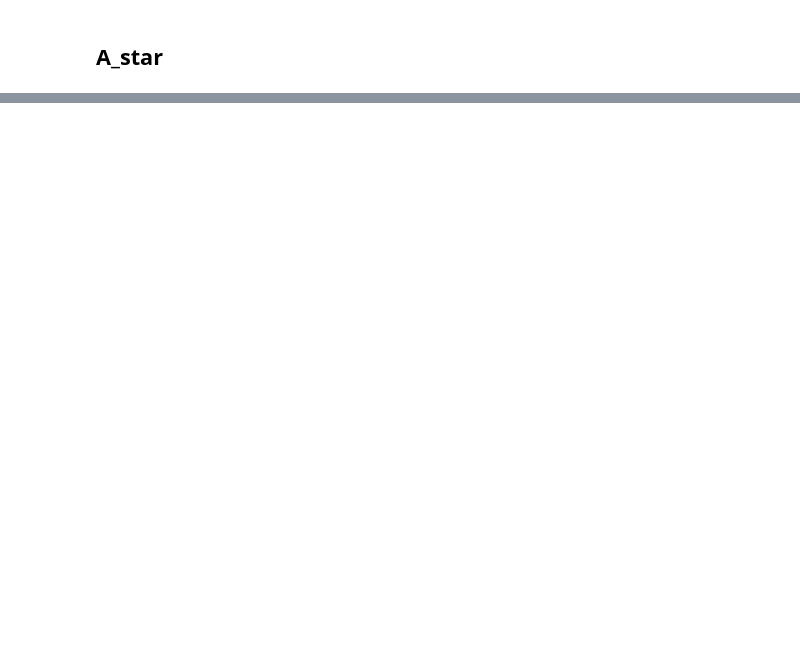
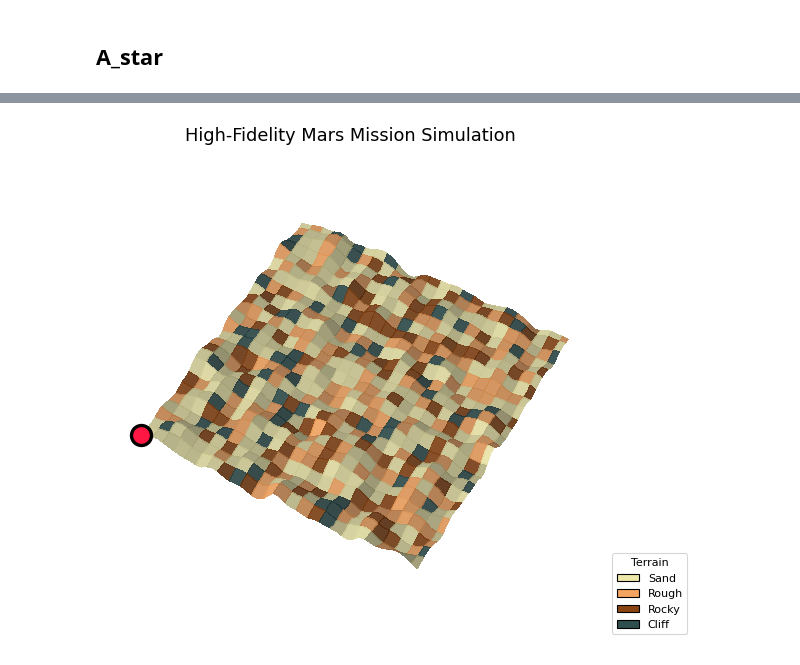
Before and after one commit to NadaSaleh745/Mars_rover_path_finding, a Jupyter notebook: src/problem/simulation.ipynb, the cells around one changed output, grey strips where cells are left out. Drawn from its saved outputs; the diff is of its cells as text; code cells hidden in the pictures; blank space fills up the shorter version.

```diff
--- a/src/problem/simulation.ipynb
+++ b/src/problem/simulation.ipynb
@@ -328,0 +356,6 @@ Astar: cost=1945.329219338134, time=0.042317 s, path_len=78
+# %%
+anim_real = visualize_realistic_mission(elevation, terrain, Astar_path)
+anim_real.save(f"Astar_rover.mp4", writer='ffmpeg', fps=20, dpi=100, bitrate=1200)
+from IPython.display import Video
+Video(f"Astar_rover.mp4", embed=False)
+# %% [output]
@@ -328,0 +363 @@ Astar: cost=1945.329219338134, time=0.042317 s, path_len=78
+[figure, added]
```
Also changed, not shown: parts of 15 cells of this notebook, 6 other files.
